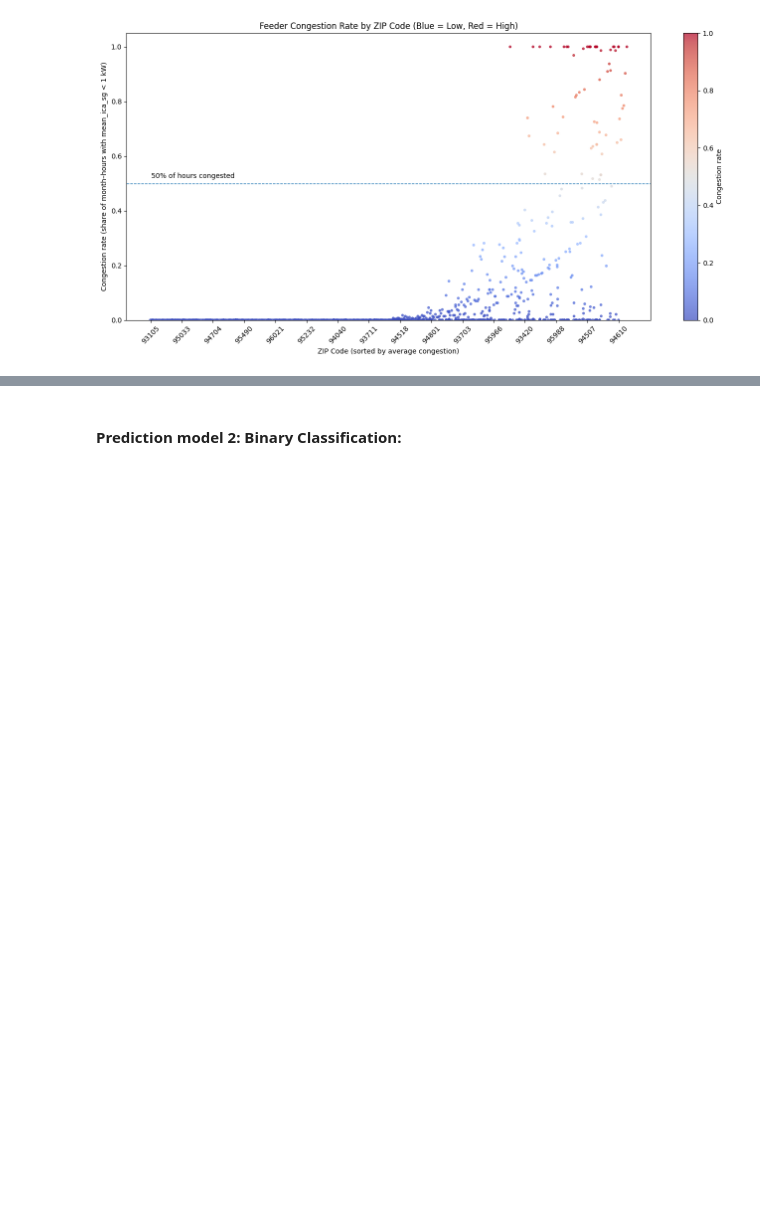
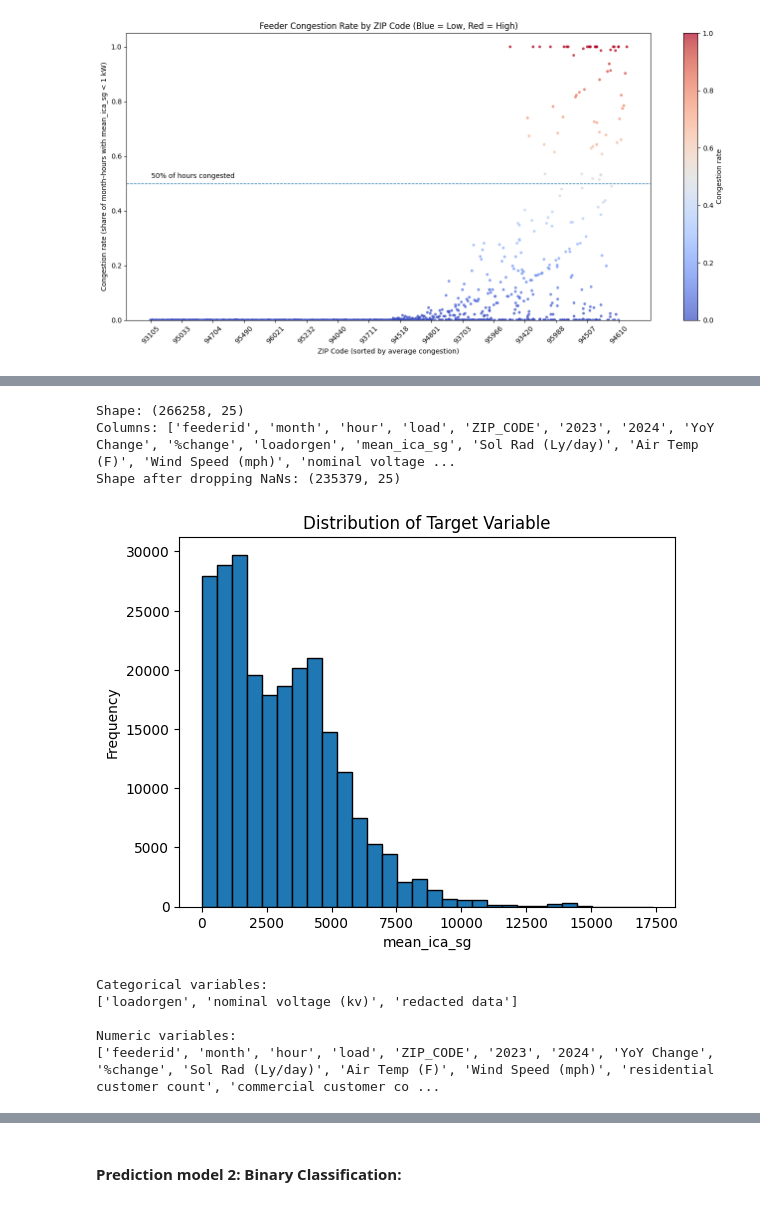
Before and after one commit to Brookeeichen/Predicted-Feeder-Congestion, a Jupyter notebook: FinalProjectTemplate_2025.ipynb, the cells around one changed output, grey strips where cells are left out. Saved outputs shown, nothing was run; the diff lists cells and outputs as text; code cells hidden in the pictures; blank space fills up the shorter version.

```diff
--- a/FinalProjectTemplate_2025.ipynb
+++ b/FinalProjectTemplate_2025.ipynb
@@ -919,0 +712,80 @@ Three linear models (ordinary least squares, Ridge, and Lasso regression) produc
+# %%
+import numpy as np
+import pandas as pd
+import matplotlib.pyplot as plt
+from statsmodels.stats.outliers_influence import variance_inflation_factor
+
+
+# load data
+DATA_PATH = "outputs/feeder_features_cleaned.csv"
+TARGET_COL = "mean_ica_sg"
+
+
+df = pd.read_csv(DATA_PATH)
+print(f"Shape: {df.shape}")
+print("Columns:", df.columns.tolist())
+
+
+# drop rows with missing values (diagnostics only)
+df_clean = df.dropna()
+print("Shape after dropping NaNs:", df_clean.shape)
+
+
+# histogram of target variable distribution
+plt.hist(df_clean[TARGET_COL], bins=30, edgecolor='black')
+plt.title("Distribution of Target Variable")
+plt.xlabel(TARGET_COL)
+plt.ylabel("Frequency")
+plt.show()
+
+
+# identify categorical variables
+categorical_vars = df_clean.select_dtypes(include=["object", "category"]).columns.tolist()
+print("\nCategorical variables:")
+print(categorical_vars if categorical_vars else "None")
+
+
+# identify numeric variables (exclude target)
+numeric_cols = df_clean.select_dtypes(include=[np.number]).columns.tolist()
+numeric_cols = [c for c in numeric_cols if c != TARGET_COL]
+print("\nNumeric variables:")
+print(numeric_cols)
+
+
+# VIF collinearity check
+X_num = df_clean[numeric_cols].astype(float)
+vif_data = []
+
+
+for i, col in enumerate(numeric_cols):
+   vif_val = variance_inflation_factor(X_num.values, i)
+   vif_data.append((col, vif_val))
+
+
+vif_df = pd.DataFrame(vif_data, columns=["feature", "VIF"]).sort_values("VIF", ascending=False)
+print("\nVIF scores:")
+print(vif_df)
+
+
+vif_threshold = 10
+vif_drop_candidates = vif_df.loc[vif_df["VIF"] > vif_threshold, "feature"].tolist()
+
+
+print(f"\nSuggested drops from VIF > {vif_threshold}:")
+print(vif_drop_candidates if vif_drop_candidates else "None")
+
+
+# summary
+print("\n--- Summary ---")
+print("Categorical variables:", categorical_vars)
+print("VIF-based drop candidates:", vif_drop_candidates if vif_drop_candidates else [])
+# %% [output]
+Shape: (266258, 25)
+Columns: ['feederid', 'month', 'hour', 'load', 'ZIP_CODE', '2023', '2024', 'YoY Change', '%change', 'loadorgen', 'mean_ica_sg', 'Sol Rad (Ly/day)', 'Air Temp (F)', 'Wind Speed (mph)', 'nominal voltage ...
+Shape after dropping NaNs: (235379, 25)
+[figure, added]
+Categorical variables:
+['loadorgen', 'nominal voltage (kv)', 'redacted data']
+
+Numeric variables:
+['feederid', 'month', 'hour', 'load', 'ZIP_CODE', '2023', '2024', 'YoY Change', '%change', 'Sol Rad (Ly/day)', 'Air Temp (F)', 'Wind Speed (mph)', 'residential customer count', 'commercial customer co ...
```
Also changed, not shown: parts of 26 cells of this notebook.
